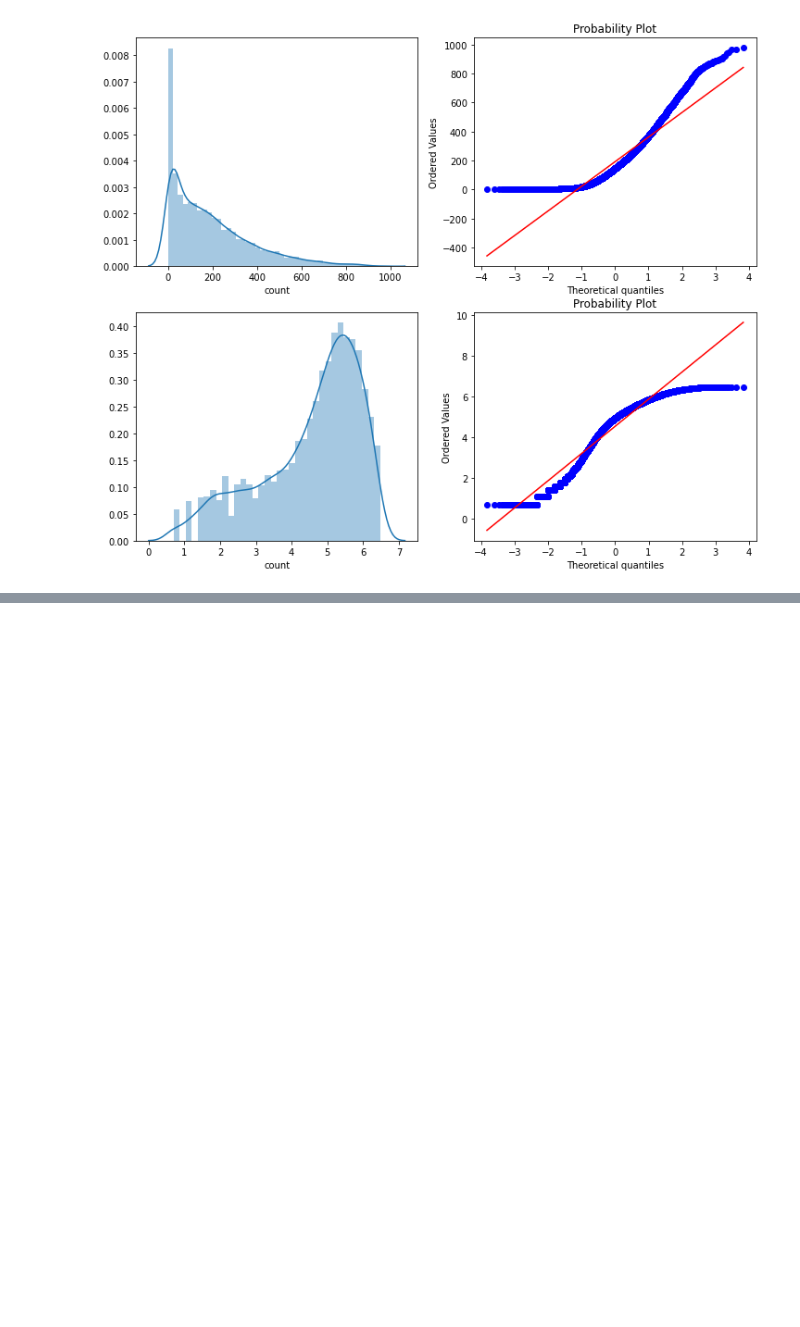
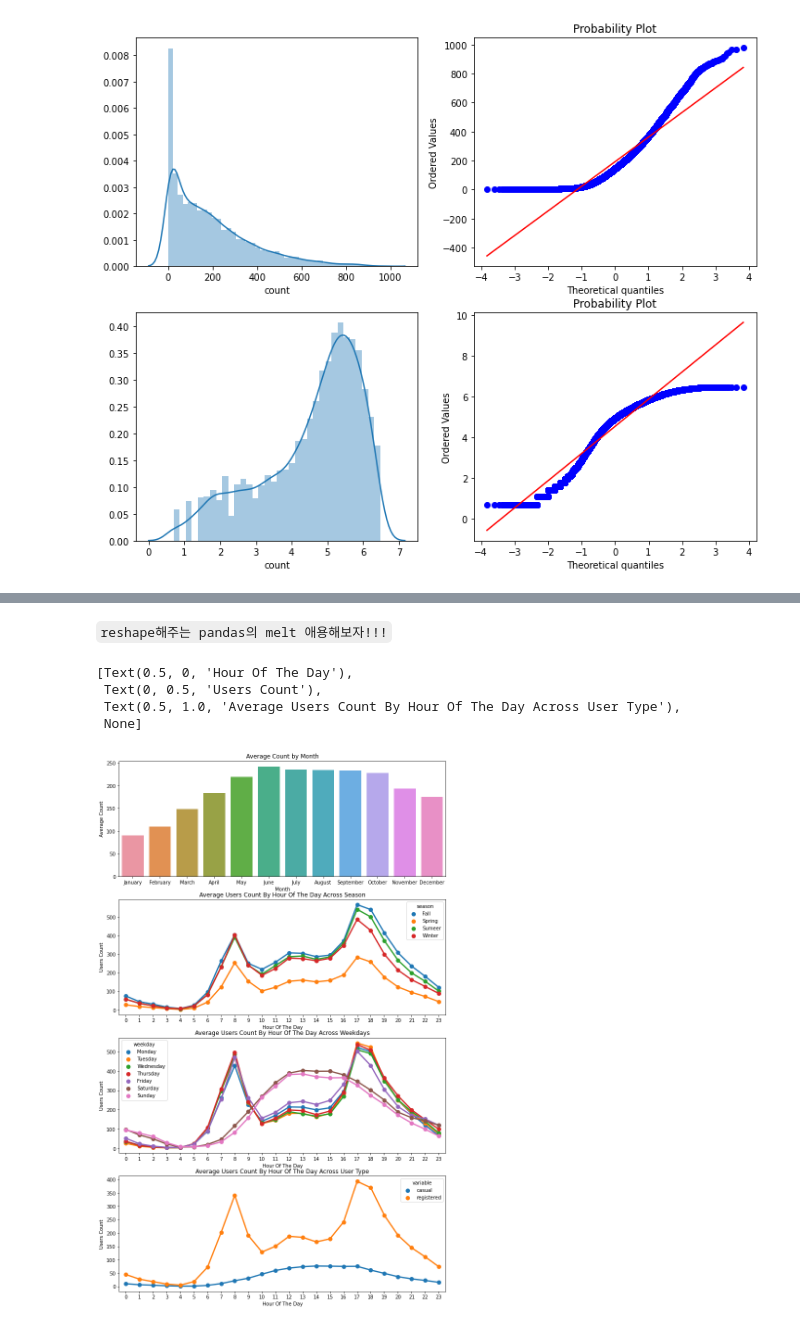
Before and after one commit to young-hun-jo/KaggleStruggle, a Jupyter notebook: bike_demand/bike_transcription.ipynb, the cells around one changed output, grey strips where cells are left out. Saved outputs shown, nothing was run; the diff lists cells and outputs as text; code cells hidden in the pictures; blank space fills up the shorter version.

```diff
--- a/bike_demand/bike_transcription.ipynb
+++ b/bike_demand/bike_transcription.ipynb
@@ -250,0 +233,11 @@ sns.barplot(data=month_sort, x='month', y='count',
+# %%
+month_dict = {1:'January',2:'February',3:'March',4:'April',
+             5:'May',6:'June',7:'July',8:'August',9:'September',
+             10:'October',11:'November',12:'December'}
+
+weekday_dict = {0:'Monday',1:'Tuesday',2:'Wednesday',
+               3:'Thursday',4:'Friday',5:'Saturday',6:'Sunday'}
+
+dailyData['month'] = dailyData['month'].map(month_dict)
+dailyData['weekday'] = dailyData['weekday'].map(weekday_dict)
+dailyData.head(3)
@@ -250,0 +249,55 @@ sns.barplot(data=month_sort, x='month', y='count',
+# %% [markdown]
+``reshape해주는 pandas의 melt 애용해보자!!!``
+# %%
+# 월별,계졀별, 시간별, 주말, 사용자유형에 따라 count 시각화
+
+fig, (ax1, ax2, ax3, ax4) = plt.subplots(nrows=4)
+fig.set_size_inches(12,20)
+sortOrder = ["January","February","March","April",
+             "May","June","July","August","September","October",
+             "November","December"]
+
+hueOrder = ["Sunday","Monday","Tuesday","Wednesday","Thursday",
+            "Friday","Saturday"]
+
+month_agg = pd.DataFrame(dailyData.groupby('month')['count'].mean()).reset_index()
+month_sort = month_agg.sort_values(by='count',
+                                  ascending=False)
+sns.barplot(data=month_sort, x='month', y='count',
+           ax=ax1, order=sortOrder)
+ax1.set(xlabel='Month', ylabel='Average Count',
+       title='Average Count by Month')
+# 그룹핑 변수안에 sort넣어서 정렬할 수 있음.
+hour_agg = pd.DataFrame(dailyData.groupby(['hour','season'],
+                                         sort=True)['count'].mean()).reset_index()
+# join=True로 point간에 선으로 연결가능
+sns.pointplot(x=hour_agg['hour'], y=hour_agg['count'],
+             hue=hour_agg['season'], join=True, ax=ax2,
+             data=hour_agg)
+ax2.set(xlabel='Hour Of The Day',
+        ylabel='Users Count',
+        title="Average Users Count By Hour Of The Day Across Season")
+
+hour_agg = pd.DataFrame(dailyData.groupby(['hour','weekday'],
+                                         sort=True)['count'].mean()).reset_index()
+sns.pointplot(x=hour_agg['hour'], y=hour_agg['count'],
+             hue=hour_agg['weekday'], join=True, ax=ax3,
+             data=hour_agg)
+ax3.set(xlabel='Hour Of The Day', ylabel='Users Count',title="Average Users Count By Hour Of The Day Across Weekdays",label='big')
+
+# casual, registered를 변수의 값으로 넣어 시각화(melt사용)
+# id_vars를 기준으로 casual, registered값들 해당하는 값들 만들기
+hour_transformed = pd.melt(dailyData[['hour','casual','registered']],
+       id_vars=['hour'], value_vars=['casual','registered'])
+hour_agg = pd.DataFrame(hour_transformed.groupby(['hour','variable'],
+                                                sort=True)['value'].mean()).reset_index()
+sns.pointplot(x=hour_agg['hour'], y=hour_agg['value'],
+             hue=hour_agg['variable'], join=True, ax=ax4,
+             data=hour_agg)
+ax4.set(xlabel='Hour Of The Day', ylabel='Users Count',title="Average Users Count By Hour Of The Day Across User Type",label='big')
+# %% [output]
+[Text(0.5, 0, 'Hour Of The Day'),
+ Text(0, 0.5, 'Users Count'),
+ Text(0.5, 1.0, 'Average Users Count By Hour Of The Day Across User Type'),
+ None]
+[figure, added]
```
Also changed, not shown: parts of 13 cells of this notebook.
